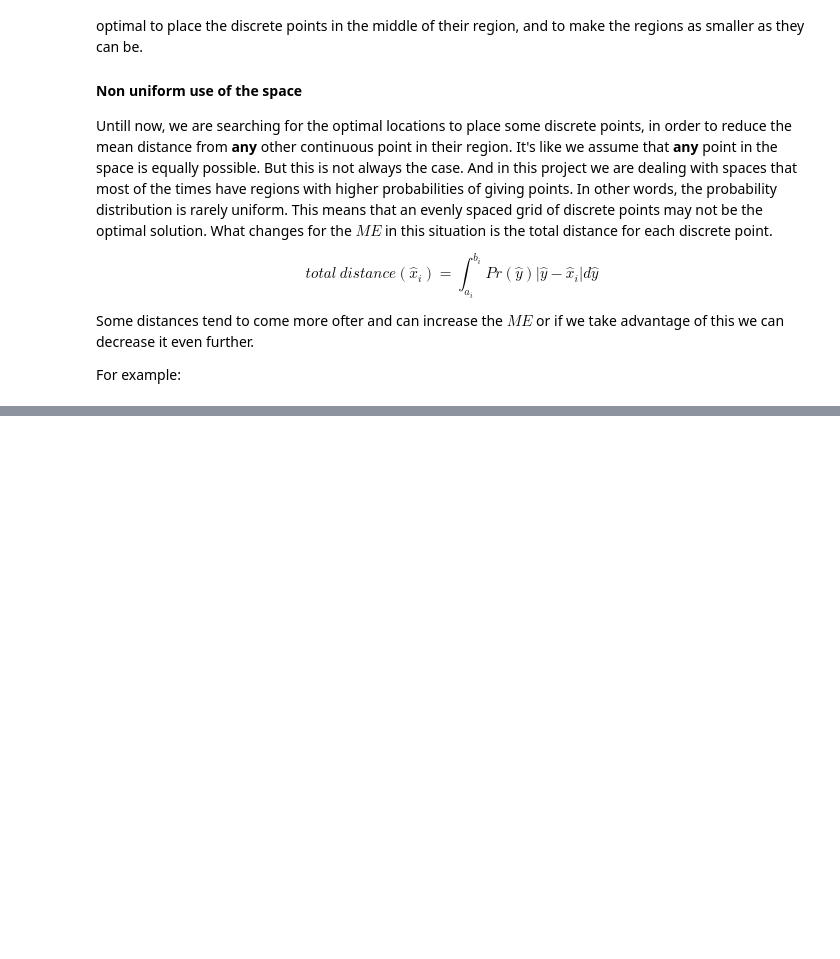
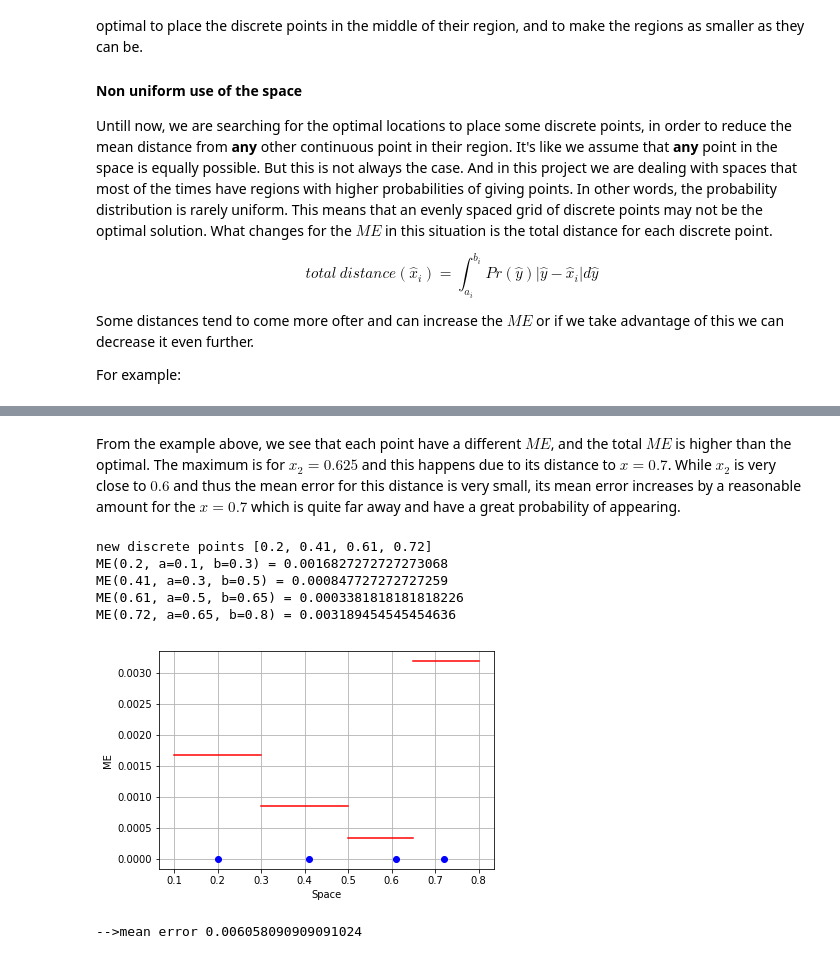
Before and after one commit to jimkon/adaptive-discretization, a Jupyter notebook: visualizations/theory.ipynb, the cells around one changed output, grey strips where cells are left out. Drawn from its saved outputs; the diff is of its cells as text; code cells hidden in the pictures; blank space fills up the shorter version.

```diff
--- a/visualizations/theory.ipynb
+++ b/visualizations/theory.ipynb
@@ -317,0 +314,39 @@ ME(0.875, a=0.75, b=1.0) = 23.945454545453565
+# %% [markdown]
+From the example above, we see that each point have a different $ME$, and the total $ME$ is higher than the optimal. The maximum is for $x_2 = 0.625$  and this happens due to its distance to $x=0.7$. While $x_2$ is very close to $0.6$ and thus the mean error for this distance is very small, its mean error increases by a reasonable amount for the $x=0.7$ which is quite far away and have a great probability of appearing.
+# %%
+##### try other discrete points
+x_is = [0.2, 0.41, 0.61, 0.72]
+print('new discrete points', x_is)
+
+ranges = [0.1, 0.3, 0.5, 0.65, 0.8]
+x_is = np.array(x_is)
+
+# calculate the mean error
+distances = np.zeros(len(x_is))
+counts = np.zeros(len(x_is))
+for y in ys:
+    dist = np.abs(y-x_is)
+    argmin = np.argmin(dist)
+    distances[argmin] += Pr(y)*dist[argmin]
+
+distances /= number_of_points
+for i in range(len(x_is)):
+    print('ME({}, a={}, b={}) = {}'.format(x_is[i], ranges[i], ranges[i+1], distances[i]))
+    plt.plot(x_is[i], 0, 'bo')
+    plt.plot([ranges[i], ranges[i+1]], [distances[i]]*2, 'r')
+
+# plt.title('Distribution')
+plt.xlabel('Space')
+plt.ylabel('ME')
+plt.grid(True)
+plt.show()
+# range = b-a = 1
+print('\n-->mean error', np.sum(distances))
+# %% [output]
+new discrete points [0.2, 0.41, 0.61, 0.72]
+ME(0.2, a=0.1, b=0.3) = 0.0016827272727273068
+ME(0.41, a=0.3, b=0.5) = 0.000847727272727259
+ME(0.61, a=0.5, b=0.65) = 0.0003381818181818226
+ME(0.72, a=0.65, b=0.8) = 0.003189454545454636
+[figure, added]
+-->mean error 0.006058090909091024
```
Also changed, not shown: parts of 5 cells of this notebook.
